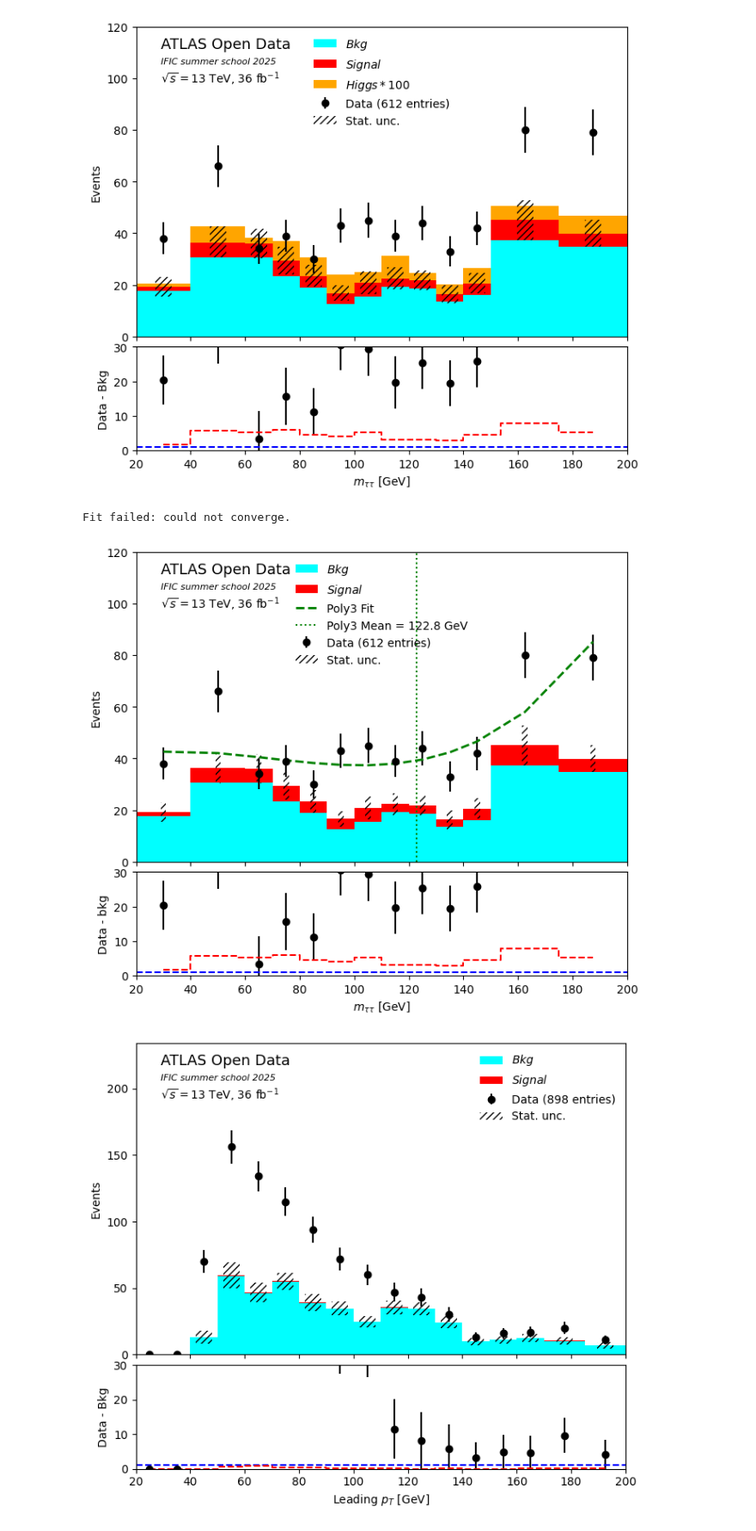
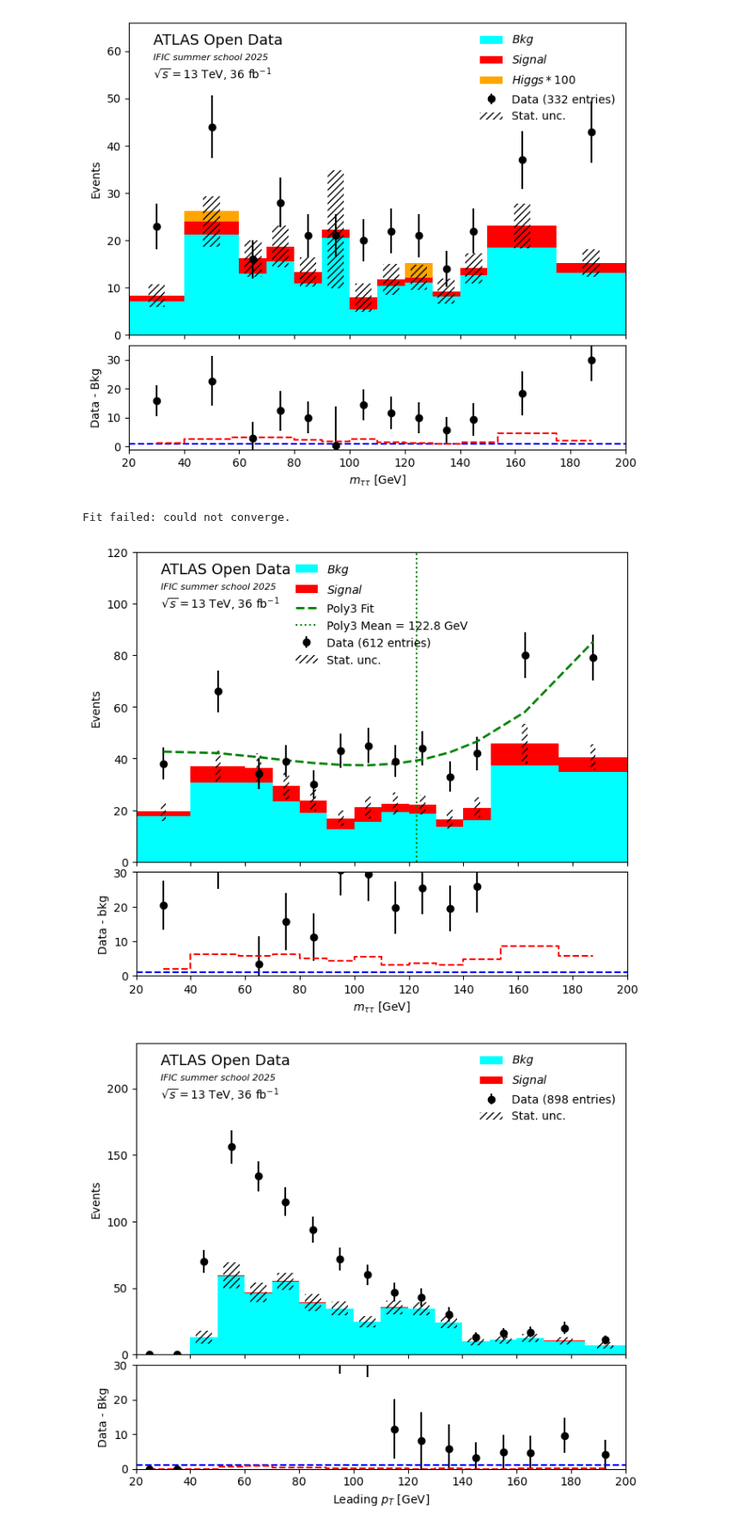
Before and after one commit to M0V1/IFIC-SummerSchool-2025, a Jupyter notebook: Htotautau.ipynb, the cells around one changed output. Shown at 86% size. Cells and saved outputs as stored; diff of their text form; code cells hidden in the pictures.

```diff
--- a/Htotautau.ipynb
+++ b/Htotautau.ipynb
@@ -71,7 +71,8 @@ files = [
     "IFIC-SummerSchool-2025/ODEO_FEB2025_v0_2J2LMET30_mc_346191.PowhegPy8EG_NNPDF30_AZNLOCTEQ6L1_VBFH125_tautaulm15hp20.2J2LMET30.root",
     "IFIC-SummerSchool-2025/ODEO_FEB2025_v0_2J2LMET30_mc_346192.PowhegPy8EG_NNPDF30_AZNLOCTEQ6L1_VBFH125_tautaulp15hm20.2J2LMET30.root",
     "IFIC-SummerSchool-2025/ODEO_FEB2025_v0_2J2LMET30_mc_346193.PowhegPy8EG_NNPDF30_AZNLOCTEQ6L1_VBFH125_tautauh30h20.2J2LMET30.root",
-    "IFIC-SummerSchool-2025/ODEO_FEB2025_v0_2J2LMET30_mc_600686.PhPy8EG_NNPDF3_AZNLO_ggZH125_Htautau_Zinc.2J2LMET30.root"
+    "IFIC-SummerSchool-2025/ODEO_FEB2025_v0_2J2LMET30_mc_600686.PhPy8EG_NNPDF3_AZNLO_ggZH125_Htautau_Zinc.2J2LMET30.root",
+    "IFIC-SummerSchool-2025/ODEO_FEB2025_v0_2J2LMET30_mc_345123.PowhegPy8EG_NNLOPS_nnlo_30_ggH125_tautauh30h20.2J2LMET30.root"
 ]
 
 tree_name = "analysis"
@@ -92,7 +93,9 @@ def cut_eta(tau_eta):
 def cut_leading_jet(jet_pt):
     return ak.sum(jet_pt > 40, axis=1) >= 1
 def cut_tau_pt(tau_pt):
-    return ak.sum(tau_pt > 25, axis=1) >= 1
+    return ak.sum(tau_pt > 25, axis=1) >= 2
+def cut_tau_charge(tau_charge):
+    return ak.sum(tau_charge, axis=1) == 0
 # %%
 def delta_phi(phi1, phi2):
     dphi = phi1 - phi2
@@ -177,11 +180,12 @@ def process_file(file_path, tree_name, loop):
     variables = ["tau_pt", "tau_eta", "tau_phi", "tau_e", "tau_charge", "trigT", "lep_isTrigMatched", "tau_n", "met","met_phi", "lep_type", "lep_isMediumID", "lep_isLooseIso", "jet_e", "jet_pt", "jet_eta", "jet_phi", "jet_btag_quantile", "ScaleFactor_TAU", "ScaleFactor_DiTauTRIGGER", "ScaleFactor_PILEUP", "ScaleFactor_BTAG", "mcWeight", "sum_of_weights", "xsec", "filteff", "kfac"]
 
     for data in tree.iterate(variables, library="ak", entry_start=int(tree.num_entries * fraction * loop), entry_stop=int(tree.num_entries * fraction * (loop + 1))):
-        data = data[cut_tau_pt(data.tau_pt)]
+        #data = data[cut_tau_pt(data.tau_pt)]
        # data = data[cut_leading_jet(data.jet_pt)]
         #data = data[cut_trig(data.trigDT)]
         #data = data[cut_met_et(data.met)]
         data = data[cut_eta(data.tau_eta)]
+        data = data[cut_tau_charge(data.tau_charge)]
         #data = data[cut_dR(data.tau_eta, data.tau_phi)]
         #data = data[Matched_cut(data.lep_isTrigMatched)]
         mask_dr = ak.num(data.tau_eta) >= 2
@@ -237,20 +241,22 @@ bkg_files = [
 ]
 
 signal_files = [
-
+   # files[2],  # ggH125_tautaulm15hp20
+   # files[3],  # ggH125_tautaulp15hm20
+    files[11], # ggH125_tautaul13l7
+    files[13], #VBFH125
+    files[14],
+    files[15],
+    files[16],
+    files[17], #ggZH_Htautau
     files[4],  # ttH125_allhad
     files[7],  # ttH125_semilep
 
 ]
 higgs_files =[
-    #files[2],  # ggH125_tautaulm15hp20
-   # files[3],  # ggH125_tautaulp15hm20
-   # files[11], # ggH125_tautaul13l7
-   # files[13], #VBFH125
-   # files[14],
-   # files[15],
-   # files[16],
-    #files[17], #ggZH_Htautau
+    files[2], # ggH125
+    files[3], # ggH125
+
     ]
 
 data_files = [
@@ -318,9 +324,9 @@ def plot_data(bkg, signal,higgs, data, fit=True):
     main_ax.errorbar(bin_centres, data_y, yerr=data_yerr, fmt='ko', label=f'Data ({sum(data_y)} entries)')
 
 
-    main_ax.hist([bkg['Inv_mass'], signal['Inv_mass'], higgs['Inv_mass']],
+    main_ax.hist(  [bkg['Inv_mass'], signal['Inv_mass'], higgs['Inv_mass']],
                  bins=bin_edges,
-                 weights=[bkg['Weight'], signal['Weight'], higgs['Weight']*100],
+                 weights= [bkg['Weight'], signal['Weight'], higgs['Weight']*100],
                  stacked=True,
                  color=['cyan', 'red', 'orange'],
                  label=[r'$Bkg$', r'$Signal$', r'$Higgs *100$'])
@@ -329,35 +335,35 @@ def plot_data(bkg, signal,higgs, data, fit=True):
     main_ax.bar(bin_centres, 2 * total_mc_err, alpha=0.5, bottom=total_mc - total_mc_err,
                 color='none', hatch="////", width=step_size, label='Stat. unc.')
 
     main_ax.set_xlim(xmin, xmax)
     main_ax.set_ylim(0, max(max(data_y), max(total_mc)) * 1.5)
     main_ax.set_ylabel("Events")
     main_ax.text(0.05, 0.93, 'ATLAS Open Data', transform=main_ax.transAxes, fontsize=13)
     main_ax.text(0.05, 0.88, 'IFIC summer school 2025', transform=main_ax.transAxes, style='italic', fontsize=8)
     main_ax.text(0.05, 0.82, r'$\sqrt{s}=13$ TeV, 36 fb$^{-1}$', transform=main_ax.transAxes)
     main_ax.legend(frameon=False)
 
 
     #ratio = data_y / total_mc
     ratio = data_y -bkg_y
     ratio_err =  np.sqrt(data_yerr**2+np.histogram(bkg['Inv_mass'], bins=bin_edges, weights=bkg['Weight']**2)[0])
 
     ratio_ax.errorbar(bin_centres, ratio, yerr=ratio_err, fmt='ko')
     ratio_ax.axhline(1, color='blue', linestyle='--')
     ratio_ax.step(bin_centres, signal_y, where='mid', color='red', linestyle='--', label='Signal MC')
 
     ratio_ax.set_ylabel("Data - Bkg")
-    ratio_ax.set_ylim(0, 30)
+    ratio_ax.set_ylim(-1, 35)
     ratio_ax.set_xlabel(r"$m_{\tau\tau}$ [GeV]")
 
     plt.tight_layout()
     plt.subplots_adjust(hspace=0.05)
     plt.show()
 
 
 plot_data(bkg_data, signal_data,higgs_data, data_data)
 # %% [output]
-[figure, old version]
+[figure, new version]
 # %%
 import numpy as np
 import matplotlib.pyplot as plt
@@ -465,7 +471,7 @@ def plot_data(bkg, signal, data, fit=True):
 plot_data(bkg_data, signal_data, data_data)
 # %% [output]
 Fit failed: could not converge.
-[figure, old version]
+[figure, new version]
 # %%
 def plot_data(bkg, signal, data, fit=True):
     xmin, xmax, step_size = 20, 200, 6
```
Also changed, not shown: parts of 3 cells of this notebook.
